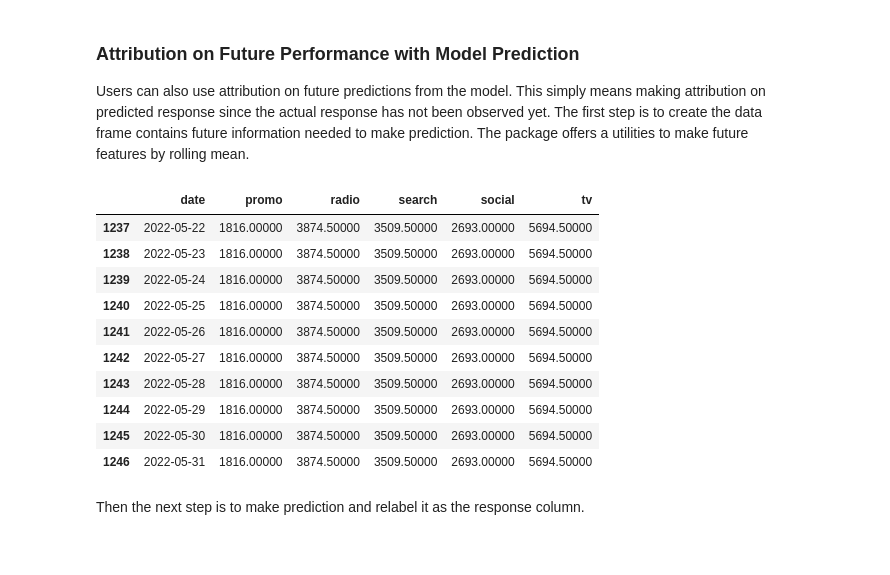
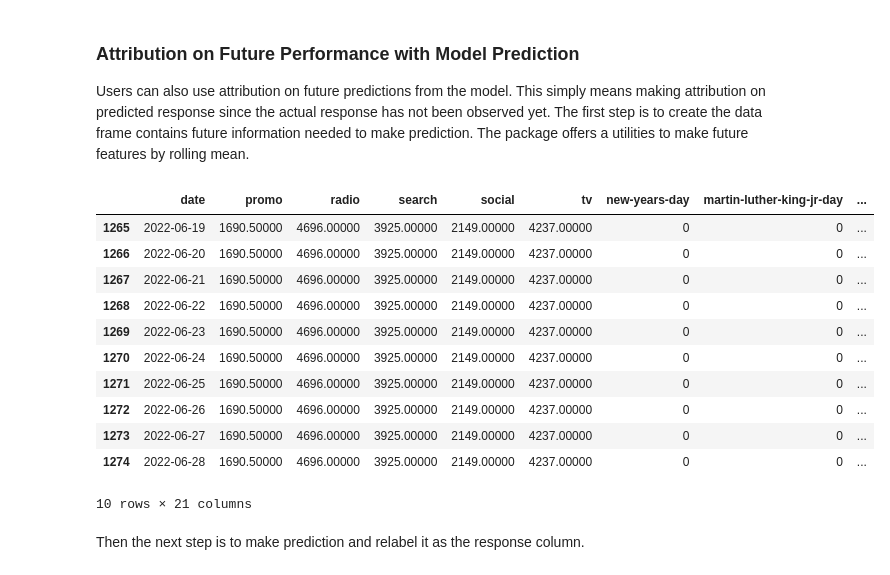
Before and after one commit to edwinnglabs/karpiu, a Jupyter notebook: docs/examples/attribution.ipynb, the cells around one changed output. Saved outputs shown, nothing was run; the diff lists cells and outputs as text; code cells hidden in the pictures.

```diff
--- a/docs/examples/attribution.ipynb
+++ b/docs/examples/attribution.ipynb
@@ -25,7 +25,7 @@ pd.set_option("display.max_rows", 50)
 # %% [markdown]
 To star with, we need a fitted MMM and we can reuse the one we fitted from the previous `Quickstart` section.
 # %%
-with open("./resource/model.pkl", "rb") as f:
+with open("./resource/seasonal/model.pkl", "rb") as f:
     mmm = pickle.load(f)
 # %% [markdown]
 After that, users need to specify the interval for the attribution period.
@@ -97,27 +108,29 @@ fig.tight_layout()
 
 Users can also use attribution on future predictions from the model. This simply means making attribution on predicted response since the actual response has not been observed yet. The first step is to create the data frame contains future information needed to make prediction. The package offers a utilities to make future features by rolling mean.
 # %%
-from karpiu.utils import extend_ts_features
+from karpiu.utils import insert_events, extend_ts_features
 
 N_PERIODS = 180
 df = mmm.get_raw_df()
-extended_df = df[["date"] + spend_cols]
-extended_df = extend_ts_features(
-    extended_df, n_periods=N_PERIODS, date_col="date", rolling_window=30
+future_df = df[["date"] + spend_cols]
+future_df = extend_ts_features(
+    future_df, n_periods=N_PERIODS, date_col="date", rolling_window=30
 )
-extended_df.tail(10)
+future_df, event_cols = insert_events(future_df, date_col="date", country="US")
+future_df.tail(10)
 # %% [output]
-|  | date | promo | radio | search | social | tv |
-| 1237 | 2022-05-22 | 1816.00000 | 3874.50000 | 3509.50000 | 2693.00000 | 5694.50000 |
-| 1238 | 2022-05-23 | 1816.00000 | 3874.50000 | 3509.50000 | 2693.00000 | 5694.50000 |
-| 1239 | 2022-05-24 | 1816.00000 | 3874.50000 | 3509.50000 | 2693.00000 | 5694.50000 |
-| 1240 | 2022-05-25 | 1816.00000 | 3874.50000 | 3509.50000 | 2693.00000 | 5694.50000 |
-| 1241 | 2022-05-26 | 1816.00000 | 3874.50000 | 3509.50000 | 2693.00000 | 5694.50000 |
-| 1242 | 2022-05-27 | 1816.00000 | 3874.50000 | 3509.50000 | 2693.00000 | 5694.50000 |
-| 1243 | 2022-05-28 | 1816.00000 | 3874.50000 | 3509.50000 | 2693.00000 | 5694.50000 |
-| 1244 | 2022-05-29 | 1816.00000 | 3874.50000 | 3509.50000 | 2693.00000 | 5694.50000 |
-| 1245 | 2022-05-30 | 1816.00000 | 3874.50000 | 3509.50000 | 2693.00000 | 5694.50000 |
-| 1246 | 2022-05-31 | 1816.00000 | 3874.50000 | 3509.50000 | 2693.00000 | 5694.50000 |
+|  | date | promo | radio | search | social | tv | new-years-day | martin-luther-king-jr-day | ... |
+| 1265 | 2022-06-19 | 1690.50000 | 4696.00000 | 3925.00000 | 2149.00000 | 4237.00000 | 0 | 0 | ... |
+| 1266 | 2022-06-20 | 1690.50000 | 4696.00000 | 3925.00000 | 2149.00000 | 4237.00000 | 0 | 0 | ... |
+| 1267 | 2022-06-21 | 1690.50000 | 4696.00000 | 3925.00000 | 2149.00000 | 4237.00000 | 0 | 0 | ... |
+| 1268 | 2022-06-22 | 1690.50000 | 4696.00000 | 3925.00000 | 2149.00000 | 4237.00000 | 0 | 0 | ... |
+| 1269 | 2022-06-23 | 1690.50000 | 4696.00000 | 3925.00000 | 2149.00000 | 4237.00000 | 0 | 0 | ... |
+| 1270 | 2022-06-24 | 1690.50000 | 4696.00000 | 3925.00000 | 2149.00000 | 4237.00000 | 0 | 0 | ... |
+| 1271 | 2022-06-25 | 1690.50000 | 4696.00000 | 3925.00000 | 2149.00000 | 4237.00000 | 0 | 0 | ... |
+| 1272 | 2022-06-26 | 1690.50000 | 4696.00000 | 3925.00000 | 2149.00000 | 4237.00000 | 0 | 0 | ... |
+| 1273 | 2022-06-27 | 1690.50000 | 4696.00000 | 3925.00000 | 2149.00000 | 4237.00000 | 0 | 0 | ... |
+| 1274 | 2022-06-28 | 1690.50000 | 4696.00000 | 3925.00000 | 2149.00000 | 4237.00000 | 0 | 0 | ... |
+10 rows × 21 columns
 # %% [markdown]
 Then the next step is to make prediction and relabel it as the response column.
 # %%
```
Also changed, not shown: parts of 8 cells of this notebook, 13 other files.
